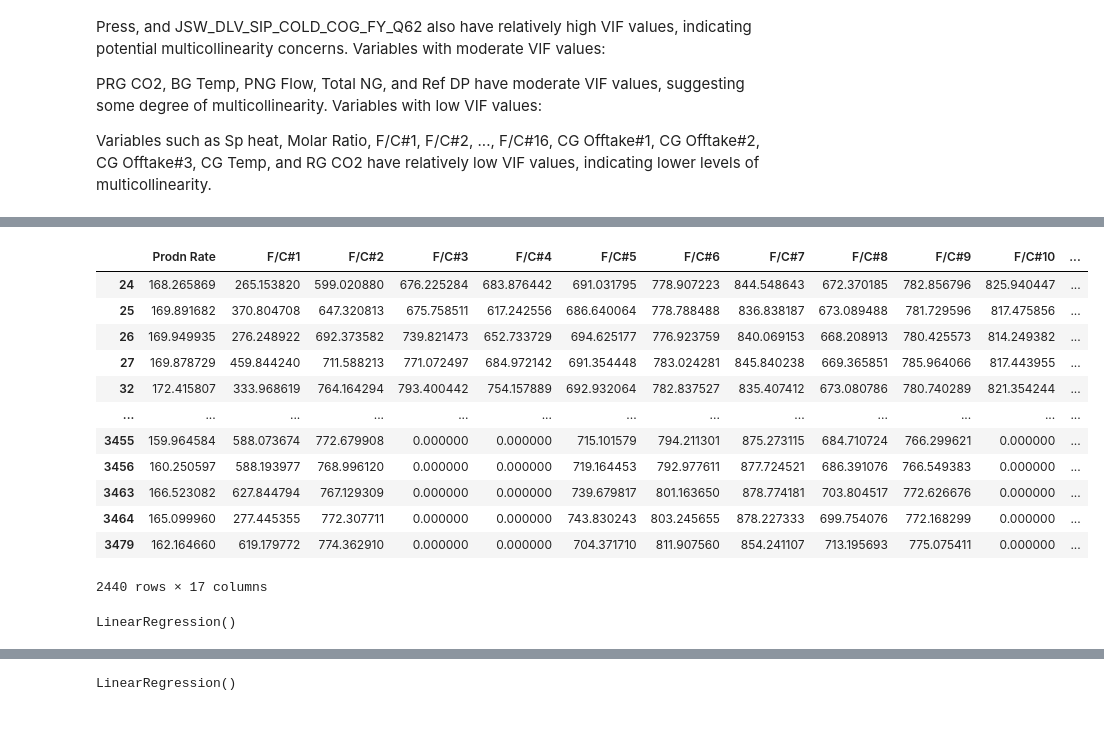
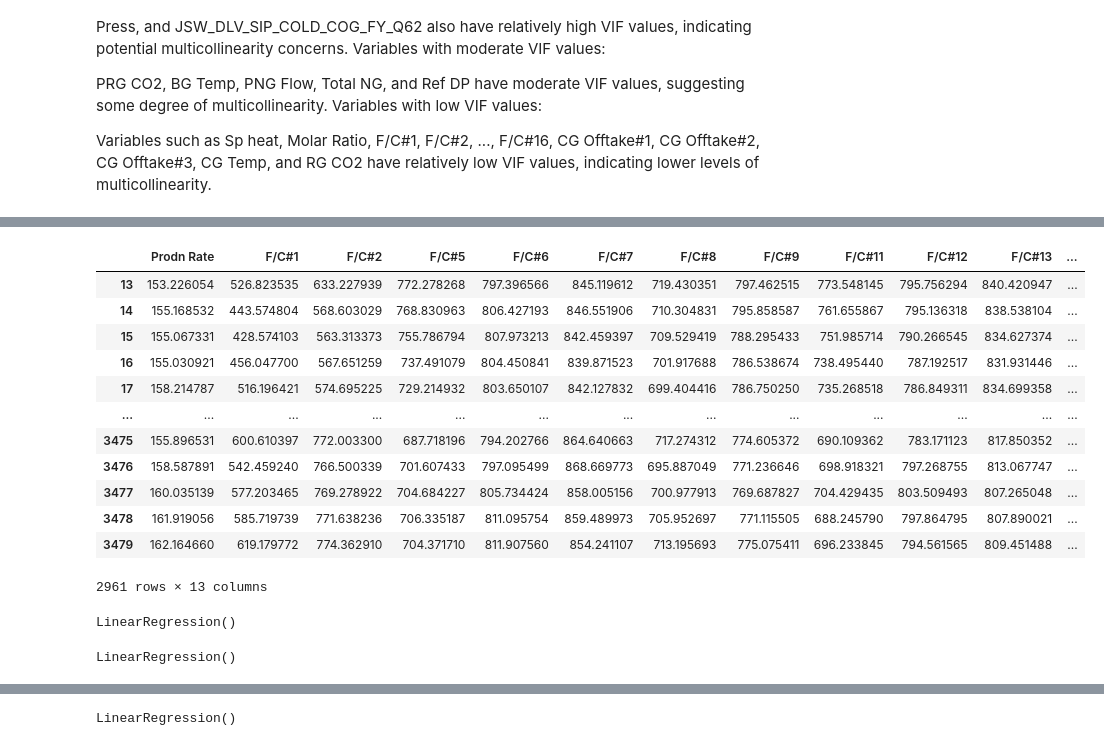
Before and after one commit to shivakshisharma/SIP_Metallisation_Project, a Jupyter notebook: SIP_project_Metallisation_V1_2.ipynb, the cells around one changed output, grey strips where cells are left out. Drawn from its saved outputs; the diff is of its cells as text; code cells hidden in the pictures.

```diff
--- a/SIP_project_Metallisation_V1_2.ipynb
+++ b/SIP_project_Metallisation_V1_2.ipynb
@@ -172,0 +247,2 @@ df.shape
+# %%
+df = df[df.iloc[:, 0] >= 150]
@@ -172,0 +262,3 @@ df.shape
+# %%
+df = df[~((df.iloc[:, 27] < 1.3) | (df.iloc[:, 27] > 3.3))]
+df.shape
@@ -173,12 +267,12 @@ df.shape
 # %%
 new_df=df.copy()
 for i in range(df.shape[1]):
-    mean = statistics.mean(new_df.iloc[:, i])
-    stdv = statistics.stdev(new_df.iloc[:, i])
+    mean = statistics.mean(df.iloc[:, i])
+    stdv = statistics.stdev(df.iloc[:, i])
     ucl = mean + 3 * stdv
     lcl = mean - 3 * stdv
-    outlier_indices = new_df[(new_df.iloc[:, i] < lcl) | (new_df.iloc[:, i] > ucl)].index
-    new_df = new_df.drop(outlier_indices)
+    outlier_indices = df[(df.iloc[:, i] < lcl) | (df.iloc[:, i] > ucl)].index
+    new_df = df.drop(outlier_indices)
 # %%
 new_df.shape
 # %% [output]
@@ -382,7 +501,7 @@ for i, column in enumerate(X.columns):
 # Print the intercept
 print("Intercept:", model.intercept_)
 # %%
-FC_data=new_df[['Prodn Rate','F/C#1', 'F/C#2', 'F/C#3', 'F/C#4', 'F/C#5', 'F/C#6',
-       'F/C#7', 'F/C#8', 'F/C#9', 'F/C#10', 'F/C#11', 'F/C#12', 'F/C#13',
+FC_data=new_df[['Prodn Rate','F/C#1', 'F/C#2', 'F/C#5', 'F/C#6',
+       'F/C#7', 'F/C#8', 'F/C#9',  'F/C#11', 'F/C#12', 'F/C#13',
        'F/C#14', 'F/C#15', 'F/C#16','% Metallisation']]
 FC_data.head()
@@ -403,19 +529,19 @@ plt.show()
 # %%
-FC_data.iloc[:,:17]
+FC_data.iloc[:,:13]
 # %% [output]
-|  | Prodn Rate | F/C#1 | F/C#2 | F/C#3 | F/C#4 | F/C#5 | F/C#6 | F/C#7 | F/C#8 | F/C#9 | F/C#10 | ... |
-| 24 | 168.265869 | 265.153820 | 599.020880 | 676.225284 | 683.876442 | 691.031795 | 778.907223 | 844.548643 | 672.370185 | 782.856796 | 825.940447 | ... |
-| 25 | 169.891682 | 370.804708 | 647.320813 | 675.758511 | 617.242556 | 686.640064 | 778.788488 | 836.838187 | 673.089488 | 781.729596 | 817.475856 | ... |
-| 26 | 169.949935 | 276.248922 | 692.373582 | 739.821473 | 652.733729 | 694.625177 | 776.923759 | 840.069153 | 668.208913 | 780.425573 | 814.249382 | ... |
-| 27 | 169.878729 | 459.844240 | 711.588213 | 771.072497 | 684.972142 | 691.354448 | 783.024281 | 845.840238 | 669.365851 | 785.964066 | 817.443955 | ... |
-| 32 | 172.415807 | 333.968619 | 764.164294 | 793.400442 | 754.157889 | 692.932064 | 782.837527 | 835.407412 | 673.080786 | 780.740289 | 821.354244 | ... |
+|  | Prodn Rate | F/C#1 | F/C#2 | F/C#5 | F/C#6 | F/C#7 | F/C#8 | F/C#9 | F/C#11 | F/C#12 | F/C#13 | ... |
+| 13 | 153.226054 | 526.823535 | 633.227939 | 772.278268 | 797.396566 | 845.119612 | 719.430351 | 797.462515 | 773.548145 | 795.756294 | 840.420947 | ... |
+| 14 | 155.168532 | 443.574804 | 568.603029 | 768.830963 | 806.427193 | 846.551906 | 710.304831 | 795.858587 | 761.655867 | 795.136318 | 838.538104 | ... |
+| 15 | 155.067331 | 428.574103 | 563.313373 | 755.786794 | 807.973213 | 842.459397 | 709.529419 | 788.295433 | 751.985714 | 790.266545 | 834.627374 | ... |
+| 16 | 155.030921 | 456.047700 | 567.651259 | 737.491079 | 804.450841 | 839.871523 | 701.917688 | 786.538674 | 738.495440 | 787.192517 | 831.931446 | ... |
+| 17 | 158.214787 | 516.196421 | 574.695225 | 729.214932 | 803.650107 | 842.127832 | 699.404416 | 786.750250 | 735.268518 | 786.849311 | 834.699358 | ... |
 | ... | ... | ... | ... | ... | ... | ... | ... | ... | ... | ... | ... | ... |
-| 3455 | 159.964584 | 588.073674 | 772.679908 | 0.000000 | 0.000000 | 715.101579 | 794.211301 | 875.273115 | 684.710724 | 766.299621 | 0.000000 | ... |
-| 3456 | 160.250597 | 588.193977 | 768.996120 | 0.000000 | 0.000000 | 719.164453 | 792.977611 | 877.724521 | 686.391076 | 766.549383 | 0.000000 | ... |
-| 3463 | 166.523082 | 627.844794 | 767.129309 | 0.000000 | 0.000000 | 739.679817 | 801.163650 | 878.774181 | 703.804517 | 772.626676 | 0.000000 | ... |
-| 3464 | 165.099960 | 277.445355 | 772.307711 | 0.000000 | 0.000000 | 743.830243 | 803.245655 | 878.227333 | 699.754076 | 772.168299 | 0.000000 | ... |
-| 3479 | 162.164660 | 619.179772 | 774.362910 | 0.000000 | 0.000000 | 704.371710 | 811.907560 | 854.241107 | 713.195693 | 775.075411 | 0.000000 | ... |
+| 3475 | 155.896531 | 600.610397 | 772.003300 | 687.718196 | 794.202766 | 864.640663 | 717.274312 | 774.605372 | 690.109362 | 783.171123 | 817.850352 | ... |
+| 3476 | 158.587891 | 542.459240 | 766.500339 | 701.607433 | 797.095499 | 868.669773 | 695.887049 | 771.236646 | 698.918321 | 797.268755 | 813.067747 | ... |
+| 3477 | 160.035139 | 577.203465 | 769.278922 | 704.684227 | 805.734424 | 858.005156 | 700.977913 | 769.687827 | 704.429435 | 803.509493 | 807.265048 | ... |
+| 3478 | 161.919056 | 585.719739 | 771.638236 | 706.335187 | 811.095754 | 859.489973 | 705.952697 | 771.115505 | 688.245790 | 797.864795 | 807.890021 | ... |
+| 3479 | 162.164660 | 619.179772 | 774.362910 | 704.371710 | 811.907560 | 854.241107 | 713.195693 | 775.075411 | 696.233845 | 794.561565 | 809.451488 | ... |
-2440 rows × 17 columns
+2961 rows × 13 columns
 # %%
 from sklearn.linear_model import LinearRegression
 from sklearn.model_selection import train_test_split
@@ -459,24 +585,26 @@ plt.ylabel('Explained Variance Ratio')
 plt.title('Explained Variance Ratio by Principal Component')
 plt.show()
 # %%
-X=FC_data.iloc[:,:17]
-'''X=new_df[['F/C#1', 'F/C#2', 'F/C#3', 'F/C#4', 'F/C#5', 'F/C#6',
-       'F/C#7', 'F/C#8', 'F/C#9', 'F/C#10', 'F/C#11', 'F/C#12', 'F/C#13',
+X=Fc_data.iloc[:,:13]
+'''X=new_df[['F/C#1', 'F/C#2', 'F/C#5', 'F/C#6',
+       'F/C#7', 'F/C#8', 'F/C#9', 'F/C#11', 'F/C#12', 'F/C#13',
        'F/C#14', 'F/C#15', 'F/C#16']]
 Prodn Rate', 'PG Flow', 'BG Temp','PRG CO2', 'RG CO2', 'RG CH4',
        'BG CH4 %', 'PNG Flow', 'Total NG', 'Sysy Press', 'F/C DP', 'Ref DP',
-       'BG Press', 'F/C#1', 'F/C#2', 'F/C#3', 'F/C#4', 'F/C#5', 'F/C#6',
-       'F/C#7', 'F/C#8', 'F/C#9', 'F/C#10', 'F/C#11', 'F/C#12', 'F/C#13',
+       'BG Press', 'F/C#1', 'F/C#2',  'F/C#5', 'F/C#6',
+       'F/C#7', 'F/C#8', 'F/C#9', 'F/C#11', 'F/C#12', 'F/C#13',
        'F/C#14', 'F/C#15', 'F/C#16', 'Sp heat','JSW_DLV_SIP_COLD_COG_FY_Q62',
        'Molar Ratio', 'BG Flow', 'CG Offtake#1', 'CG Offtake#2',
        'CG Offtake#3', 'CG Temp', 'CP-A48.1 DP', 'CP-A48.2 DP', 'CP-A51.1 DP',
        'CP-A51.2 DP','''
-y=FC_data.iloc[:,17:]
+y=FC_data.iloc[:,13:]
 from sklearn.linear_model import LinearRegression
 from sklearn.model_selection import train_test_split
 X_train, X_test, y_train, y_test = train_test_split(X, y, test_size=0.4, random_state=42)
 lr=LinearRegression()
 lr.fit(X_train,y_train)
+# %% [output]
+LinearRegression()
 # %%
 pred=lr.predict(X_test)
 # %%
```
Also changed, not shown: parts of 64 cells of this notebook.
